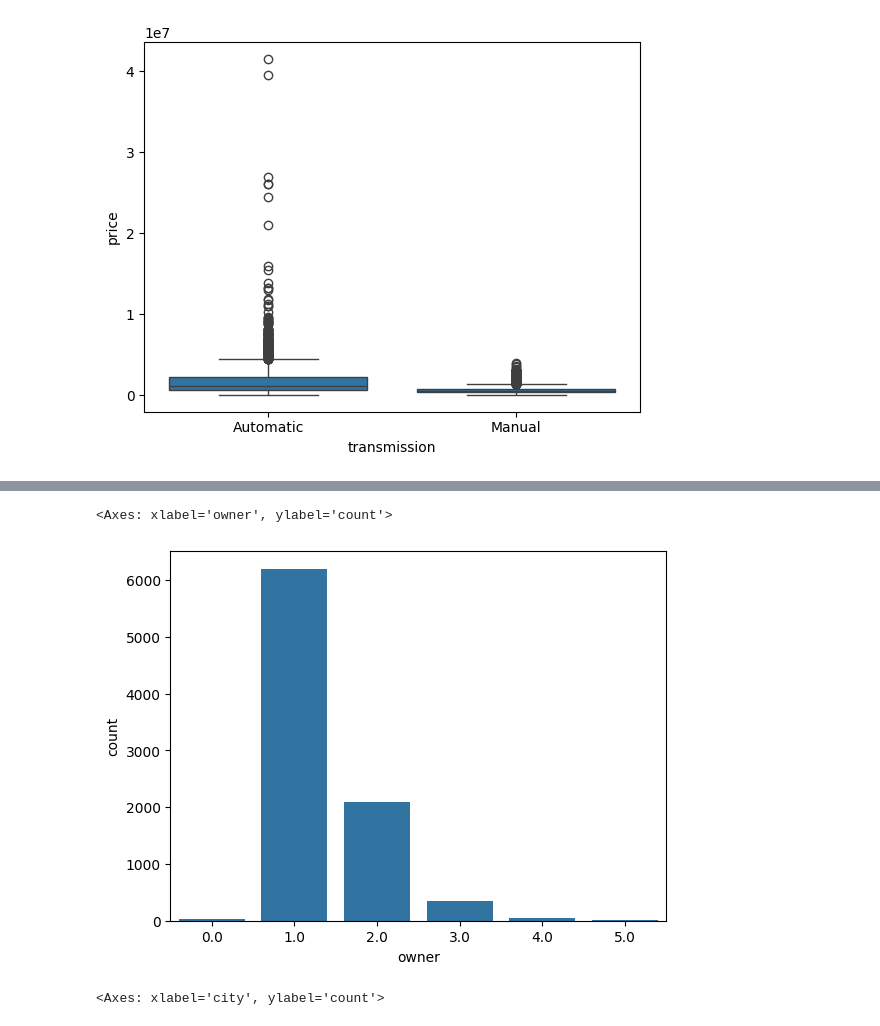
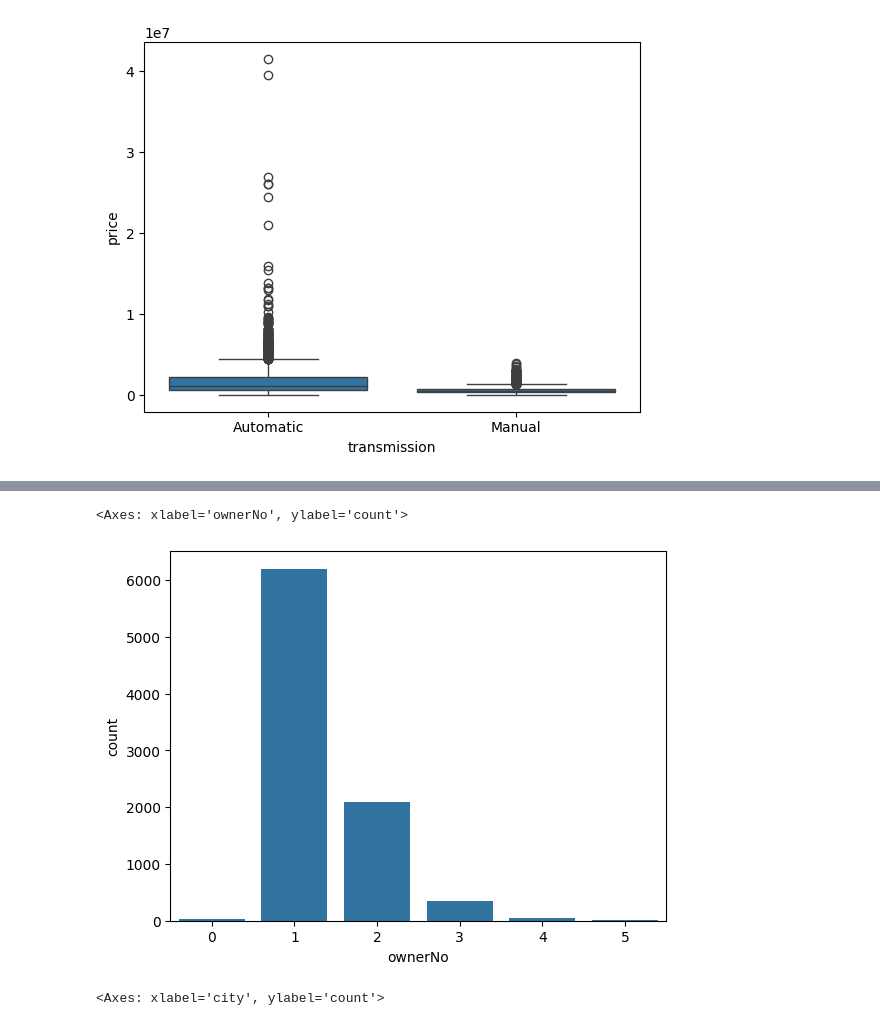
Before and after one commit to SrivathsanP23/Used-Car-Price-Prediction, a Jupyter notebook: datastandardisation.ipynb, the cells around one changed output, grey strips where cells are left out. Drawn from its saved outputs; the diff is of its cells as text; code cells hidden in the pictures.

```diff
--- a/datastandardisation.ipynb
+++ b/datastandardisation.ipynb
@@ -259,8 +254,8 @@ sns.heatmap(pivot, annot=True, cmap='viridis')
 # %%
-sns.countplot(x='owner', data=new_car)
+sns.countplot(x='ownerNo', data=new_car)
 # %% [output]
-<Axes: xlabel='owner', ylabel='count'>
+<Axes: xlabel='ownerNo', ylabel='count'>
-[figure, old version]
+[figure, new version]
 # %%
 sns.countplot(x='city', data=new_car)
 # %% [output]
```
Also changed, not shown: parts of 45 cells of this notebook, 4 other files.
